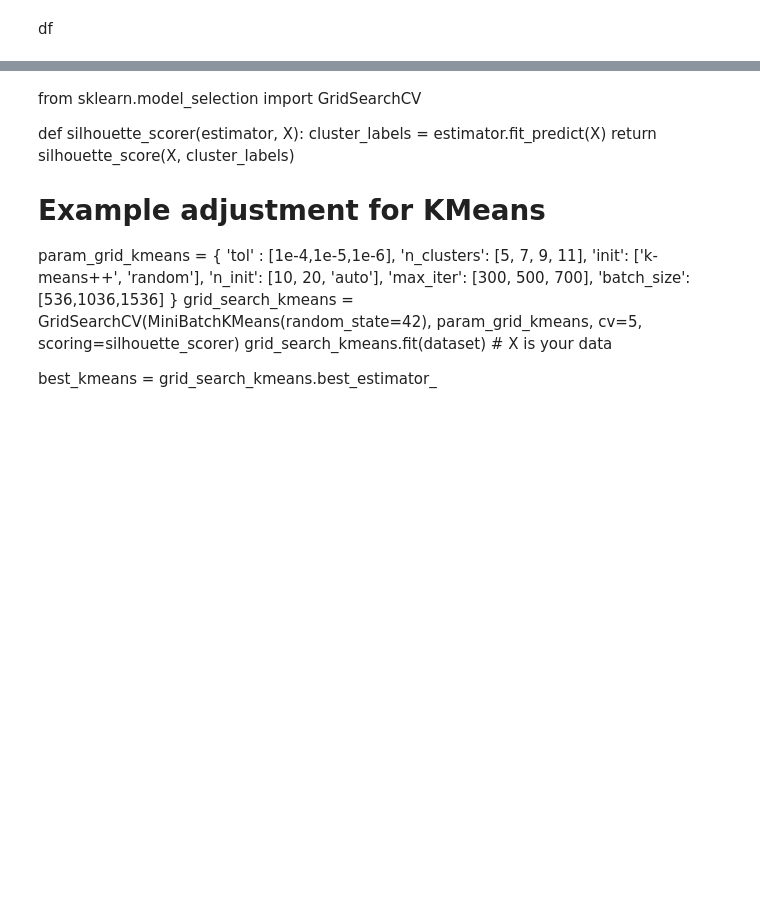
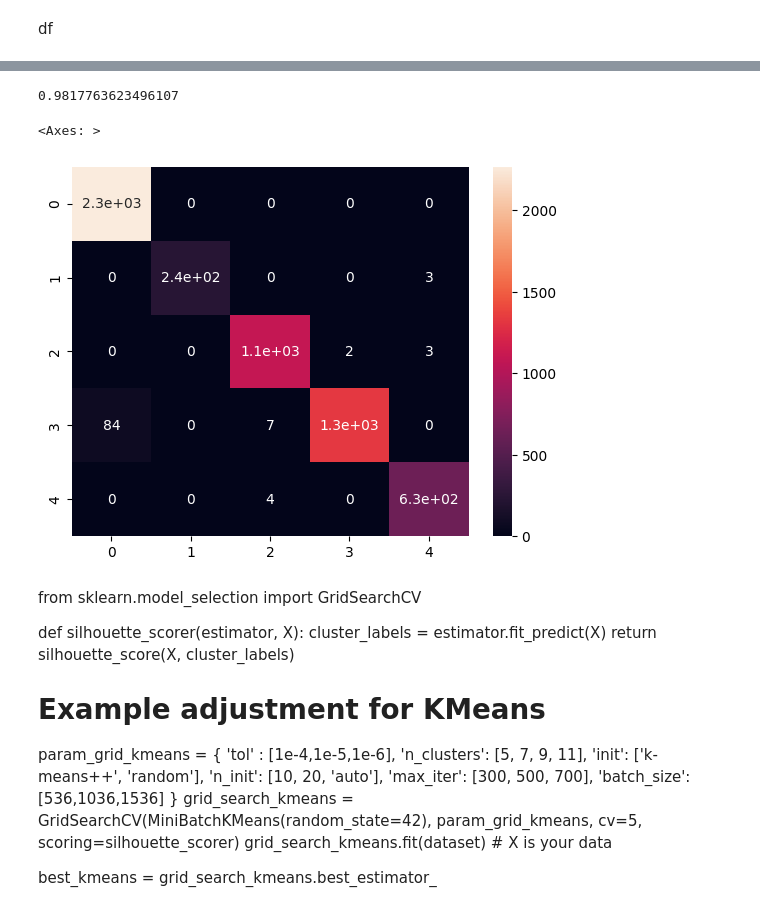
Before and after one commit to PrachayaKMITL/NARIT_internship_2024, a Jupyter notebook: test_data.ipynb, the cells around one changed output, grey strips where cells are left out. Cells and saved outputs as stored; diff of their text form; code cells hidden in the pictures; blank space fills up the shorter version.

```diff
--- a/test_data.ipynb
+++ b/test_data.ipynb
@@ -139,3 +114,22 @@ print(silhouette_score(dataset,labels_minik))
+# %%
+#Supervised
+from sklearn.svm import SVC
+from sklearn.model_selection import train_test_split
+X = df.drop(columns=['Time (decimal)','Time','Label_Kmean','Label_minik'])
+y = df['Label_minik']
+X_train,X_test,y_train,y_test = train_test_split(X,y,test_size=0.5)
+SVM = SVC(C=1.0,kernel='poly',tol=1e-4,cache_size=400,max_iter=-1,random_state=42)
+SVM.fit(X_train,y_train)
+Pred_svm = SVM.predict(X_test)
+# %%
+from sklearn.metrics import accuracy_score,confusion_matrix
+print(accuracy_score(y_test,Pred_svm))
+con = confusion_matrix(y_test,Pred_svm)
+sns.heatmap(data=con,annot=True)
+# %% [output]
+0.9817763623496107
+<Axes: >
+[figure, added]
 # %% [markdown]
 from sklearn.model_selection import GridSearchCV
 
```
Also changed, not shown: parts of 9 cells of this notebook, 5 other files.
